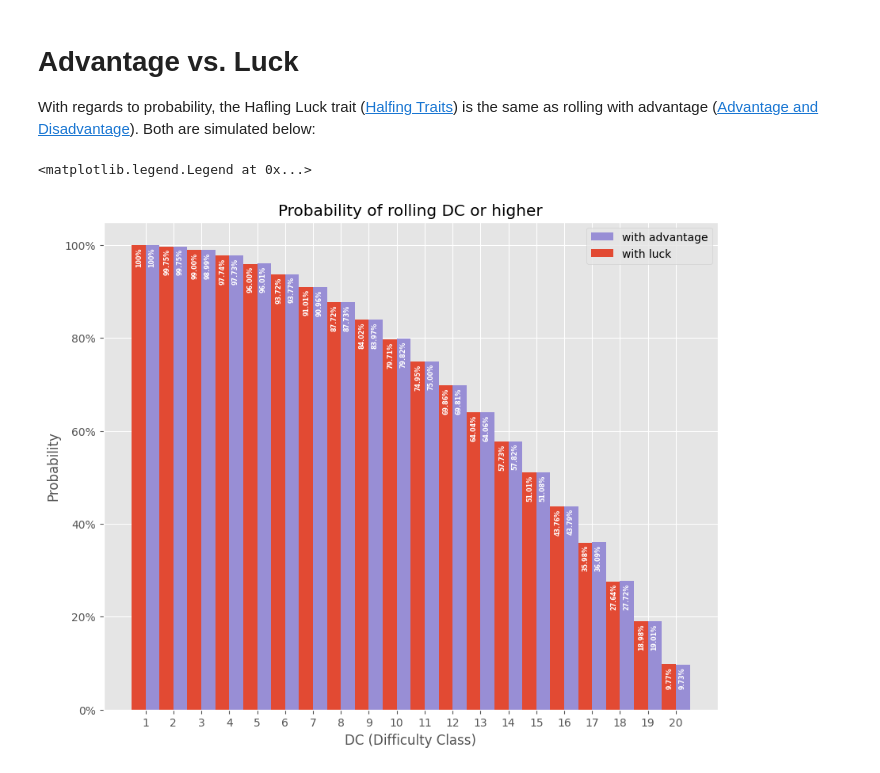
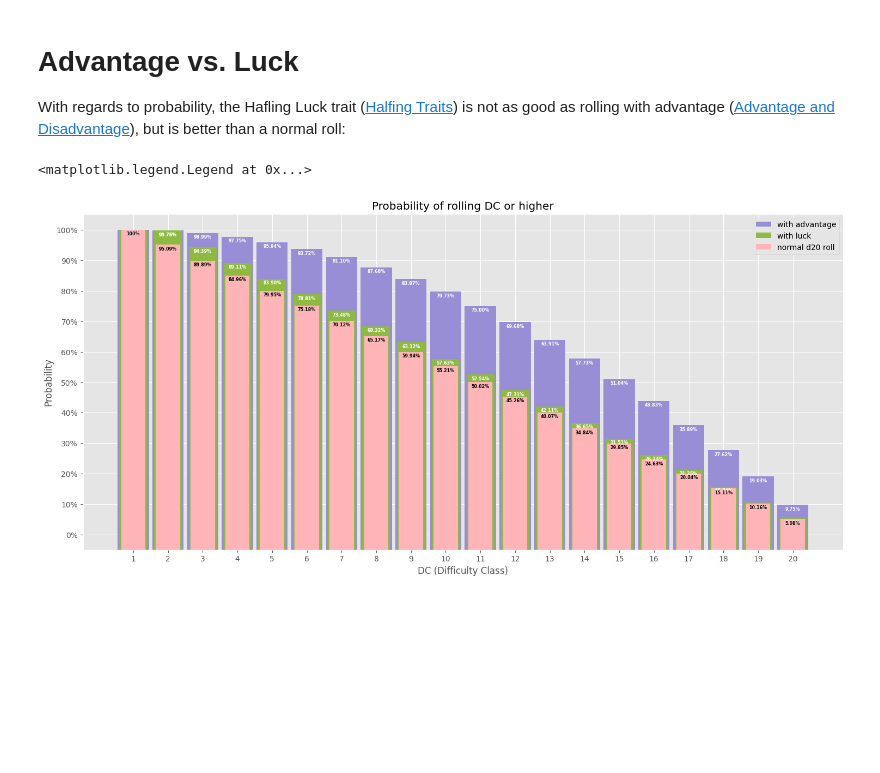
Before and after one commit to TimidRobot/dnd_probabilities, a Jupyter notebook: advantage_vs_luck.ipynb, the cells around one changed output. Saved outputs shown, nothing was run; the diff lists cells and outputs as text; code cells hidden in the pictures; blank space fills up the shorter version.

Commit message:
correct luck formula and add normal roll

```diff
--- a/advantage_vs_luck.ipynb
+++ b/advantage_vs_luck.ipynb
@@ -1,7 +1,7 @@
 # %% [markdown]
 # Advantage vs. Luck
 
-With regards to probability, the Hafling Luck trait ([Halfing Traits](https://www.dndbeyond.com/races/14-halfling#HalflingTraits)) is the same as rolling with advantage ([Advantage and Disadvantage](https://www.dndbeyond.com/sources/basic-rules/using-ability-scores#AdvantageandDisadvantage)). Both are simulated below:
+With regards to probability, the Hafling Luck trait ([Halfing Traits](https://www.dndbeyond.com/races/14-halfling#HalflingTraits)) is not as good as rolling with advantage ([Advantage and Disadvantage](https://www.dndbeyond.com/sources/basic-rules/using-ability-scores#AdvantageandDisadvantage)), but is better than a normal roll:
 # %%
 # Standard library
 import random
@@ -85,8 +100,13 @@ luck_roll = {}
 for dc in range(1, 21):
     luck_roll[dc] = simulate_luck(0, dc)
 luck_roll = numpy.array(list(luck_roll.items())).transpose()
+
+norm_roll = {}
+for dc in range(1, 21):
+    norm_roll[dc] = simulate_norm(0, dc)
+norm_roll = numpy.array(list(norm_roll.items())).transpose()
 # %%
-def annotate(ax, index, probability, align):
+def annotate(ax, index, probability, color="white"):
     """
     Annotate top of bar plot with exact probability percentage
     """
@@ -94,45 +114,67 @@ def annotate(ax, index, probability, align):
         text = f"{probability:0.0f}%"
     else:
         text = f"{probability:0.2f}%"
     ax.annotate(
         text,
         (index, probability - 0.5),
-        color="white",
+        color=color,
         fontsize="xx-small",
         fontweight="bold",
-        horizontalalignment=align,
-        rotation="vertical",
+        horizontalalignment="center",
         verticalalignment="top",
         zorder=5,
     )
 
 
 # Initialize plot
 fig, ax = plot.subplots()
-fig.set_size_inches(10, 8)
+fig.set_size_inches(18, 8)
 
-# Create bar plot and annotation for success probability with advantage
-ax.bar(advantage_roll[0], advantage_roll[1], align="edge", color="C2", label="with advantage", width=0.5)
+# Create bar plot for success probability with advantage
+ax.bar(
+    advantage_roll[0],
+    advantage_roll[1] + 5,
+    bottom=-5,
+    width=0.9,
+    color="C2",
+    label="with advantage",
+)
 for i, probability in enumerate(advantage_roll[1]):
-    x = i + 1
-    annotate(ax, x + 0.1, probability, "left")
-# Create bar plot and annotation for success probability with luck
-ax.bar(luck_roll[0], luck_roll[1], align="edge", label="with luck", width=-0.5)
+    annotate(ax, i + 1, probability)
+# Create bar plot for success probability with luck
+ax.bar(
+    luck_roll[0],
+    luck_roll[1] + 5,
+    bottom=-5,
+    width=0.8,
+    color="C5",
+    label="with luck",
+)
 for i, probability in enumerate(luck_roll[1]):
-    x = i + 1
-    annotate(ax, x - 0.1, probability, "right")
-
+    annotate(ax, i + 1, probability)
+# Create bar plot for success probability of a normal d20 roll
+ax.bar(
+    norm_roll[0],
+    norm_roll[1] + 5,
+    bottom=-5,
+    width=0.7,
+    color="C6",
+    label="normal d20 roll",
+)
+for i, probability in enumerate(norm_roll[1]):
+    annotate(ax, i + 1, probability, "black")
 
 # Configure Title
 ax.set_title("Probability of rolling DC or higher")
 # Confgure X Axis
+ax.set_xlabel("DC (Difficulty Class)")
 ax.xaxis.set_major_locator(ticker.FixedLocator(advantage_roll[0]))
-ax.set_xlabel("DC (Difficulty Class)")
 # Configure Y Axis
 ax.set_ylabel("Probability")
 ax.yaxis.set_major_formatter(ticker.PercentFormatter())
+ax.yaxis.set_major_locator(ticker.MultipleLocator(10))
 # Configure Legend
 ax.legend()
 # %% [output]
 <matplotlib.legend.Legend at 0x...>
-[figure, old version]
+[figure, new version]
```
Also changed, not shown: parts of 1 cell of this notebook.
